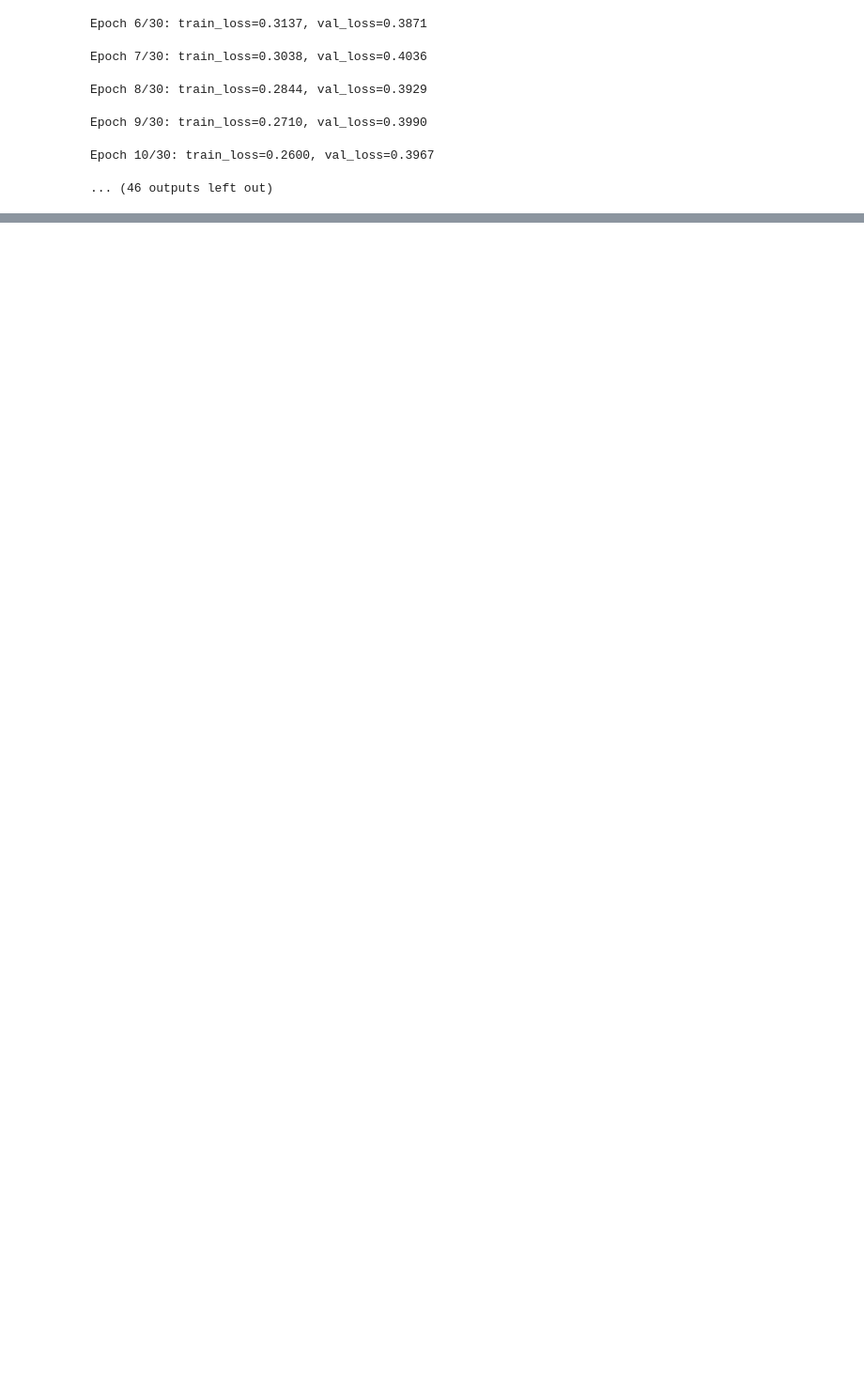
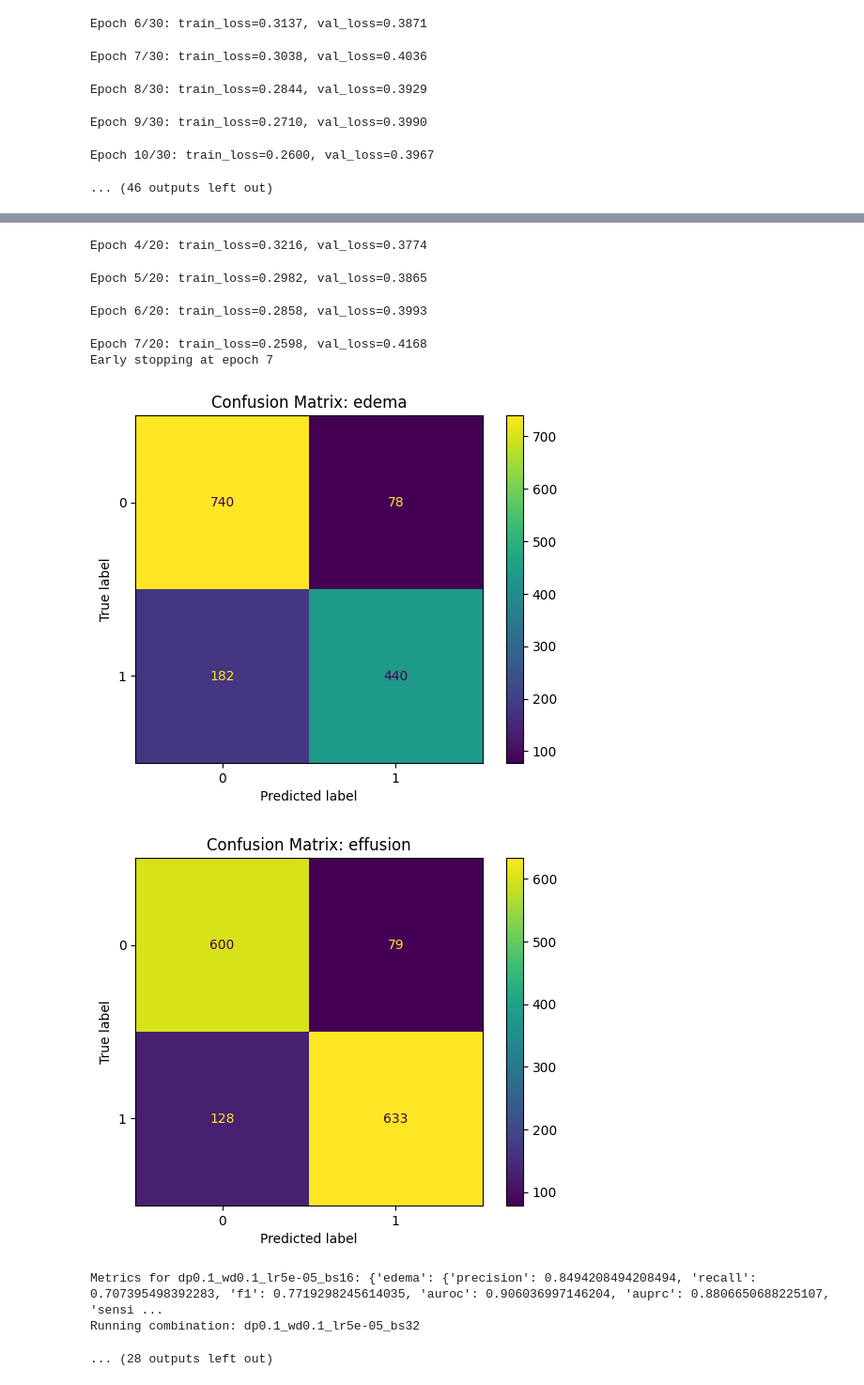
Before and after one commit to CrossMedDx/health-project, a Jupyter notebook: img_training/app.ipynb, the cells around one changed output, grey strips where cells are left out. Shown at 94% size. Drawn from its saved outputs; the diff is of its cells as text; code cells hidden in the pictures; blank space fills up the shorter version.

```diff
--- a/img_training/app.ipynb
+++ b/img_training/app.ipynb
@@ -306,0 +422,6 @@ for i in range(3, 6):
+# %%
+for i in range(21, 24):
+    hyperparameters = hyperparameter_combinations[i]
+    hyperparameters['patience'] = 3
+    execute_hyperparameter_combinations(hyperparameters)
+# %% [output]
@@ -306,0 +434,10 @@ for i in range(3, 6):
+Epoch 4/20: train_loss=0.3216, val_loss=0.3774
+Epoch 5/20: train_loss=0.2982, val_loss=0.3865
+Epoch 6/20: train_loss=0.2858, val_loss=0.3993
+Epoch 7/20: train_loss=0.2598, val_loss=0.4168
+Early stopping at epoch 7
+[figure, added]
+[figure, added]
+Metrics for dp0.1_wd0.1_lr5e-05_bs16: {'edema': {'precision': 0.8494208494208494, 'recall': 0.707395498392283, 'f1': 0.7719298245614035, 'auroc': 0.906036997146204, 'auprc': 0.8806650688225107, 'sensi ...
+Running combination: dp0.1_wd0.1_lr5e-05_bs32
+... (28 outputs left out)
```
Also changed, not shown: parts of 34 cells of this notebook, 19 other files.
